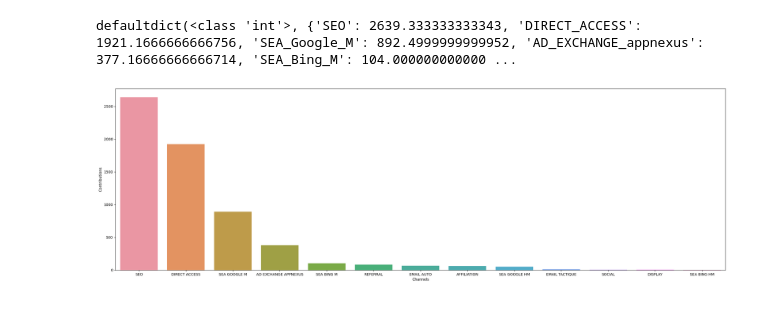
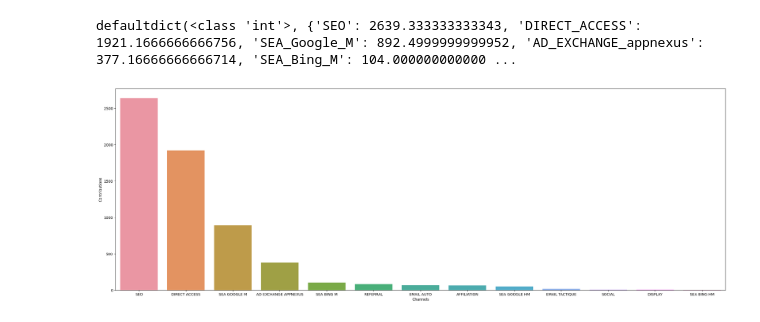
Before and after one commit to salishrodinger/assessment_publicis, a Jupyter notebook: data-driven_attribution_model_Shapley.ipynb, the cells around one changed output. Saved outputs shown, nothing was run; the diff lists cells and outputs as text; code cells hidden in the pictures.

```diff
--- a/data-driven_attribution_model_Shapley.ipynb
+++ b/data-driven_attribution_model_Shapley.ipynb
@@ -8,7 +8,7 @@ import numpy as np
 # %%
 # Utilisation d'un modèle de données déjà formatté pour le Sunburst afin de sauter des étapes. Pour ce cas-ci, aucun dédoublonnement n'a été effectué afin de considérer la contribution de tous les touch points.
 # Les parcours (full journeys) sont consolidés avec leur nombre de conversions correspondantes.
-df = pd.read_csv('bquxjob_4aa1e87e_185c62db1d1.csv')
+df = pd.read_csv('dataset_contributions_channels_full.csv')
 df.head()
 # %% [output]
 |  | full_journey | nb_parcours |
@@ -110,19 +110,19 @@ defaultdict(<class 'int'>, {'SEO': 2639.333333333343, 'DIRECT_ACCESS': 1921.1666
 # %%
 # Téléchargement des librairies pour la visualisation
 import matplotlib.pyplot as plt
 from pandas.plotting import scatter_matrix
 from pandas import DataFrame
 %matplotlib inline
 import seaborn as sns
 result = DataFrame(list(dict(calculate_shapley(df, "nb_parcours")).items()),columns = ['Channels','Contributions'])
 # Tri des contributions par ordre décroissant
 result = result.sort_values(by='Contributions', ascending=False)
 # Cleaning des libellés de canaux
 result['Channels'] = result['Channels'].str.replace("_", " ").str.upper()
 
 # Visualisation
-plt.subplots(figsize=(30, 9))
+plt.subplots(figsize=(30, 10))
 sns.barplot(x='Channels', y='Contributions', data=result)
 plt.show()
 # %% [output]
-[figure, old version]
+[figure, new version]
```
